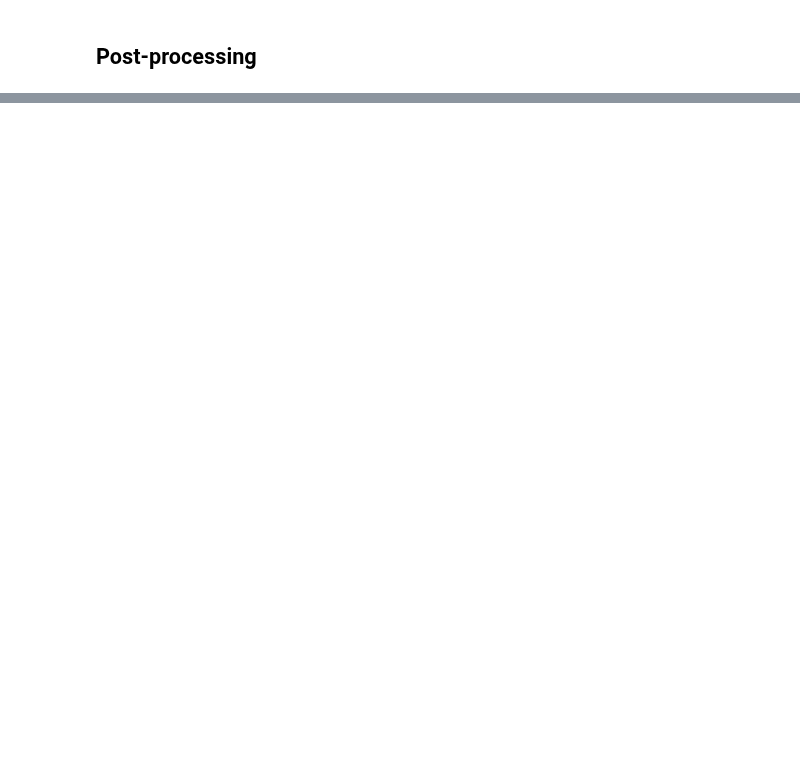
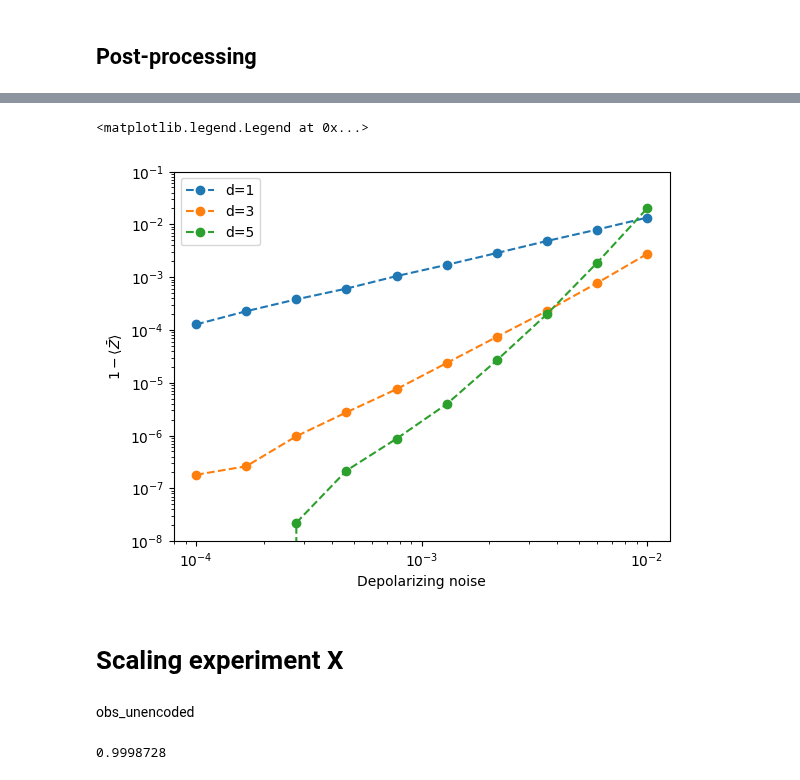
Before and after one commit to rmlarose/encoded, a Jupyter notebook: experiments/color/memory/simulator/scaling.ipynb, the cells around one changed output, grey strips where cells are left out. Drawn from its saved outputs; the diff is of its cells as text; code cells hidden in the pictures; blank space fills up the shorter version.

Commit message:
adding post_processing and scaling experiment (#12)
* adding post_processing and scaling experiment

* update

```diff
--- a/experiments/color/memory/simulator/scaling.ipynb
+++ b/experiments/color/memory/simulator/scaling.ipynb
@@ -234,5 +208,5 @@ Z(q(18))*Z(q(21))*Z(q(23))*Z(q(26))*Z(q(29))*Z(q(32))*Z(q(36))
 # %%
-circuit = encoding_circuit + measurement_circuit
+circuit = encoding_circuit
 circuit = circuit.with_noise(noise(noise_rate))
 circuit.append(cirq.measure(qreg, key="z"))
 circuit
@@ -310,0 +234,3 @@ np.sum(numerator) / np.sum(denominator)
+# %%
+logical0 = StabilizerState.from_stabilizer_list(generator_strs+["Z"*n]).probabilities_dict()
+logical1 = [s.replace('1', '2').replace('0', '1').replace('2', '0') for s in logical0]
@@ -310,0 +264,12 @@ np.sum(numerator) / np.sum(denominator)
+# %%
+
+obs_unencoded = []
+for noise_ratio in noise_set:
+    circuit_unencoded = cirq.Circuit()
+    qubits = cirq.LineQubit.range(1)
+    circuit_unencoded.append(cirq.I(qubits[0]))
+    circuit_unencoded = circuit_unencoded.with_noise(noise(noise_ratio))
+    circuit_unencoded.append(cirq.measure(qubits, key="z"))
+    counts = simulator.run(circuit_unencoded, repetitions=nshots).histogram(key="z")
+    counts = {int_to_bin_str(key, 1) : val for key, val in counts.items()}
+    obs_unencoded.append(counts["0"]-counts["1"])
@@ -310,0 +278,15 @@ np.sum(numerator) / np.sum(denominator)
+# %%
+
+PAULI_O = "Z"
+d_set = [3,5]
+generator_strs_list = [get_stabilizer_generators(distance)[::-1] for distance in d_set]
+n_set = [len(generator_str[0]) for generator_str in generator_strs_list]
+obs_set = [PauliString(PAULI_O*n)._pauli for n in n_set]
+logical0_set = [StabilizerState.from_stabilizer_list(generator_strs_list[i]+["Z"*n_set[i]]).probabilities_dict() for i in range(len(d_set))]
+logical1_set = [[s.replace('1', '2').replace('0', '1').replace('2', '0') for s in logical0]for logical0 in logical0_set]
+
+
+with open('codewords0.pkl', 'wb') as f:
+    pickle.dump(logical0_set, f)
+with open('codewords1.pkl', 'wb') as f:
+    pickle.dump(logical1_set, f)
@@ -310,0 +356,21 @@ np.sum(numerator) / np.sum(denominator)
+# %%
+import matplotlib.pyplot as plt
+plt.figure()
+plt.loglog(list(results_post_process[3].keys()),np.ones(1)-obs_unencoded/(10_000_000*np.ones(10)),"--o",label = "d=1")
+plt.loglog(list(results_post_process[3].keys()),np.ones(1)-list(results_post_process[3].values()),"--o",label = "d=3")
+plt.loglog(list(results_post_process[5].keys()),np.ones(1)-list(results_post_process[5].values()),"--o",label = "d=5")
+plt.ylim(1e-8,1e-1)
+plt.xlabel("Depolarizing noise")
+plt.ylabel(r"$1-\langle \bar{Z} \rangle$")
+plt.legend()
+# %% [output]
+<matplotlib.legend.Legend at 0x...>
+[figure, added]
+# %% [markdown]
+# Scaling experiment X
+# %% [markdown]
+obs_unencoded
+# %%
+obs_unencoded[0]/10_000_000
+# %% [output]
+0.9998728
```
Also changed, not shown: parts of 26 cells of this notebook.
